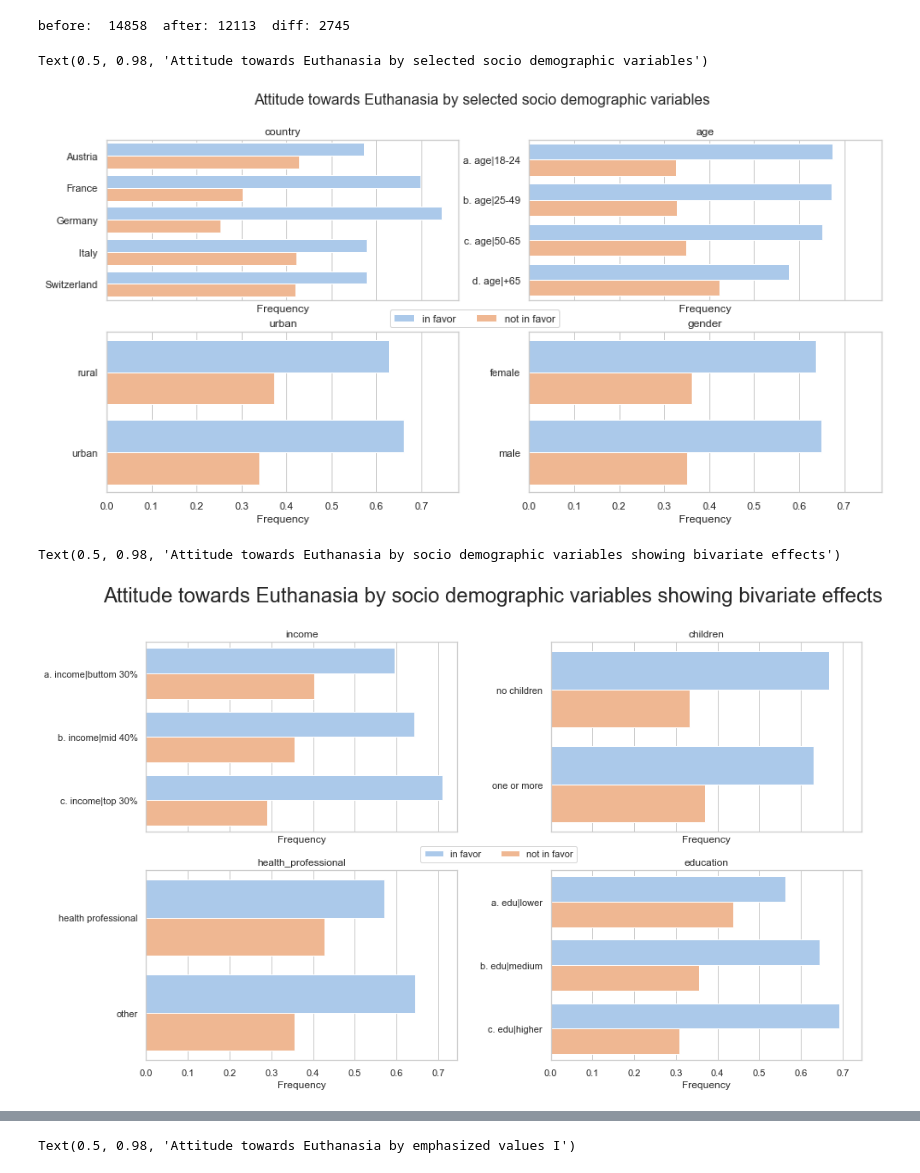
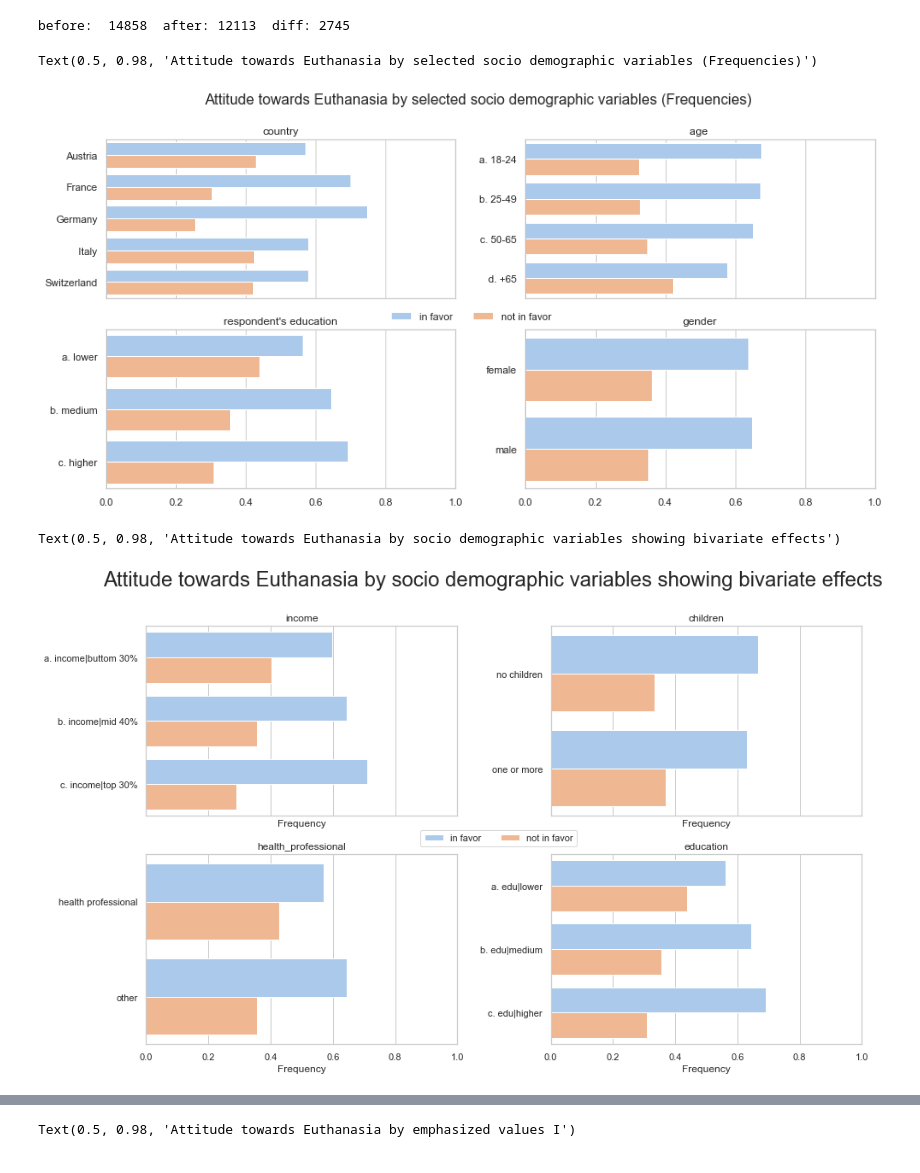
Before and after one commit to michaelEbner/mm_sandiego_final_project_python, a Jupyter notebook: final_project.ipynb, the cells around one changed output, grey strips where cells are left out. Cells and saved outputs as stored; diff of their text form; code cells hidden in the pictures.

```diff
--- a/final_project.ipynb
+++ b/final_project.ipynb
@@ -26,14 +27,8 @@ raw['country'].head()
 3    40
 4    40
 Name: country, dtype: int16
-# %%
-countries = [40,250,276,380,756]
-raw = pd.DataFrame(raw.loc[raw.country.isin(countries)])
-df = pd.DataFrame(raw[['id_cocas','country','v243_r','v262_r','v263_r','v246_ISCO_2',
-                      'v228b_r','v276_r','v226','v239_r','v8','v261','v156','v6','v85',
-                      'v86','v87','v88','v89','v90','v91','v92','v93','v94','v95','v31',
-                      'v102','v51','v52','v54','v56','v64','v225','pweight']]).copy()
 # %%
+#main data shaping
 countries = [40,250,276,380,756]
 raw = pd.DataFrame(raw.loc[raw.country.isin(countries)])
 df = pd.DataFrame(raw[['id_cocas','country','v243_r','v262_r','v263_r','v246_ISCO_2',
@@ -47,6 +42,9 @@ df['education_num'] = np.where(df['v243_r'] < 1, float('NaN'),
 df['education'] = np.where(df['education_num'] == 1, 'a. edu|lower',
                                np.where(df['education_num'] == 2, 'b. edu|medium',
                                         np.where(df['education_num'] == 3, 'c. edu|higher', np.nan)))
+df["respondent's education"] = np.where(df['education_num'] == 1, 'a. lower',
+                               np.where(df['education_num'] == 2, 'b. medium',
+                                        np.where(df['education_num'] == 3, 'c. higher', np.nan)))
 
 #sex resondent v225
 df['gender_num'] = np.where(df['v225'] < 1, float('NaN'), df['v225'])
@@ -65,6 +63,12 @@ df['age'] = np.where(np.isnan(df['age_num']), float('NaN'),
                                  np.where(np.logical_and(df['age_num']>=25, df['age_num']<=49),'b. age|25-49',
                                           np.where(np.logical_and(df['age_num']>=50, df['age_num']<=65),'c. age|50-65',
                                                    np.where(df['age_num']> 65,'d. age|+65','wrong')))))
+
+df['age '] = np.where(np.isnan(df['age_num']), float('NaN'),
+                        np.where(np.logical_and(df['age_num']>=18, df['age_num']<=24),'a. 18-24',
+                                 np.where(np.logical_and(df['age_num']>=25, df['age_num']<=49),'b. 25-49',
+                                          np.where(np.logical_and(df['age_num']>=50, df['age_num']<=65),'c. 50-65',
+                                                   np.where(df['age_num']> 65,'d. +65','wrong')))))
 
 df['age_num'] = np.where(np.isnan(df['age_num']), np.nan,
                         np.where(np.logical_and(df['age_num']>=18, df['age_num']<=24),1,
@@ -157,12 +161,12 @@ df['religious denomination'] = np.where(df['v52'] == 1, 'Roman catholic',
                                                                                                          np.where(df['rel_denomination_binary_num'] == 2,'None',
                                                                                                                   np.where(df['v52'] == 9, 'Other', 'Unknown'))))))))))
 
-df['rel_denomination_binary_num'] = np.where(df['rel_denomination'] != 'None',1,
-                                             np.where(df['rel_denomination'] == 'None',2, np.NaN))
+df['rel_denomination_binary_num'] = np.where(df['rel_denomination'] != 'No Rel. Denomination',1,
+                                             np.where(df['rel_denomination'] == 'No Rel. Denomination',2, np.NaN))
 df['rel_denomination_binary'] = np.where(df['rel_denomination_binary_num'] == 2, 'no',
                                              np.where(df['rel_denomination_binary_num'] == 1, 'yes', np.NaN))
 
-df['religious denomination binary'] = np.where(df['rel_denomination_binary_num'] == 2, 'no',
+df['belongs to a religious denomination'] = np.where(df['rel_denomination_binary_num'] == 2, 'no',
                                              np.where(df['rel_denomination_binary_num'] == 1, 'yes', np.NaN))
 ##how often attend religious services v54
 
@@ -259,12 +263,11 @@ df['leftVSright'] = np.where(df['leftVSright_num'] <= 2, 'a. far left',
 df['leftVSright_num'] = np.where(df['leftVSright_num'] <= 2, 1,
                              np.where(df['leftVSright_num'].between(3, 5), 2,
                                       np.where(df['leftVSright_num'].between(6, 8), 3,4)))
-
-#df.columns
 # %%
+#create the working df with relevant variables only
 df_working = pd.DataFrame(df[['id_cocas', 'country',
        'pweight', 'education_num', 'education', 'gender_num', 'gender',
-       'health_professional_num', 'health_professional', 'age_num', 'age',
+       'health_professional_num', 'health_professional', 'age_num', 'age', 'age ',
        'urban_num', 'urban', 'children_num', 'children', 'state_of_health_num',
        'state_of_health', 'income_num', 'income', 'justify_euthanasia_num',
        'justify_euthanasia', 'importance_of_religion_num',
@@ -281,9 +284,9 @@ df_working = pd.DataFrame(df[['id_cocas', 'country',
        'value_thriftsaving_num', 'value_thriftsaving',
        'value_determinationperseverance_num',
        'value_determinationperseverance', 'value_religionsfaith_num',
-       'value_religionsfaith', 'value_unselfishness_num',
+       'value_religionsfaith', 'value_unselfishness_num',"respondent's education",
        'value_unselfishness', 'value_obedience_num', 'value_obedience',
-       'trust_num', 'trust', 'leftVSright_num', 'leftVSright','religious denomination binary','religious denomination','religious person','importance of religion']]).reset_index(drop=1)
+       'trust_num', 'trust', 'leftVSright_num', 'leftVSright','belongs to a religious denomination','religious denomination','religious person','importance of religion']]).reset_index(drop=1)
 
 
 df_working.isnull().sum()
@@ -296,26 +299,29 @@ print('before: ',before,' after:', after, ' diff:', before - after)
 # %% [output]
 before:  14858  after: 12113  diff: 2745
 # %%
+#bivariate analysis
 fig, axes = plt.subplots(2, 2, figsize=(15, 7),sharex=True)
 
 sns.set(style="whitegrid")
 d = df_working
 
 d['frequency'] = 0 # a dummy column to refer to
-for col, ax in zip(['country', 'age','urban','gender'], axes.flatten()):
+for col, ax in zip(['country', 'age ',"respondent's education",'gender'], axes.flatten()):
     counts = d.groupby([col, 'justify_euthanasia']).count()
     freq_per_group = counts.div(counts.groupby(col).transform('sum')).reset_index()
     sns.barplot(y=col, x='frequency', hue='justify_euthanasia', data=freq_per_group, ax=ax, palette="pastel", hue_order = ['in favor', 'not in favor'],errwidth=.5)
     #ax.legend(handles, labels, loc='lower right', ncol=3, bbox_to_anchor=(1.25,1))
-    ax.set(title = col, xlabel='Frequency', ylabel='')
+    ax.set(title = col, xlabel='', ylabel='')
     ax.legend_.remove()
-ax.legend(ncol=3, bbox_to_anchor=(0.10, 1.17))
+    ax.set_xlim(0, 1)
+ax.legend(ncol=3, bbox_to_anchor=(0.10, 1.17),frameon=False)
 
-fig.suptitle('Attitude towards Euthanasia by selected socio demographic variables', fontsize=16)
+fig.suptitle('Attitude towards Euthanasia by selected socio demographic variables (Frequencies)', fontsize=16)
 # %% [output]
-Text(0.5, 0.98, 'Attitude towards Euthanasia by selected socio demographic variables')
+Text(0.5, 0.98, 'Attitude towards Euthanasia by selected socio demographic variables (Frequencies)')
-[figure, old version]
+[figure, new version]
 # %%
+#bivariate analysis
 fig, axes = plt.subplots(2, 2, figsize=(15, 9),sharex=True)
 fig.subplots_adjust(left=None, bottom=None, right=None, top=None, wspace=0.3, hspace=None)
 
@@ -330,10 +336,11 @@ for col, ax in zip(['income', 'children','health_professional','education'], axe
     #ax.legend(handles, labels, loc='lower right', ncol=3, bbox_to_anchor=(1.25,1))
     ax.set(title = col, xlabel='Frequency', ylabel='')
     ax.legend_.remove()
-ax.legend(ncol=3, bbox_to_anchor=(0.10, 1.15))
+    ax.set_xlim(0, 1)
+ax.legend(ncol=3, bbox_to_anchor=(0.10, 1.17),frameon=False)
 
 fig.suptitle('Attitude towards Euthanasia by socio demographic variables showing bivariate effects', fontsize=24)
 # %% [output]
 Text(0.5, 0.98, 'Attitude towards Euthanasia by socio demographic variables showing bivariate effects')
-[figure, old version]
+[figure, new version]
 # %%
```
Also changed, not shown: parts of 20 cells of this notebook, 4 other files.
